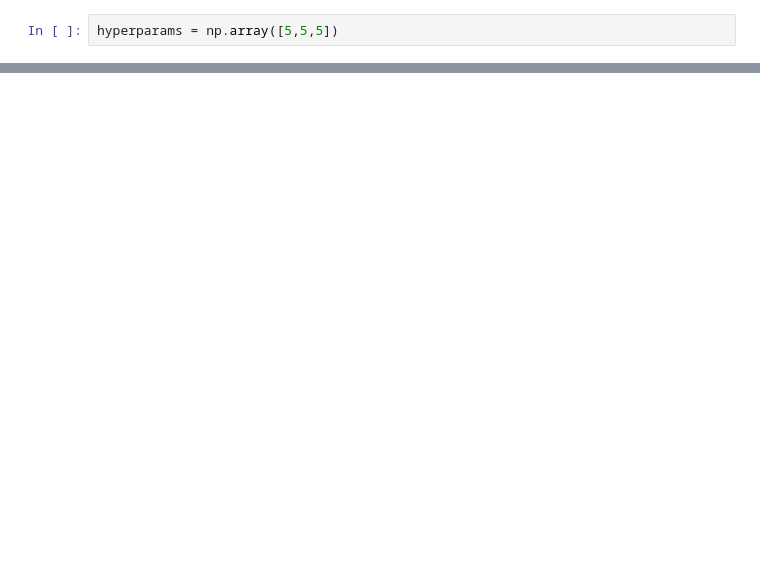
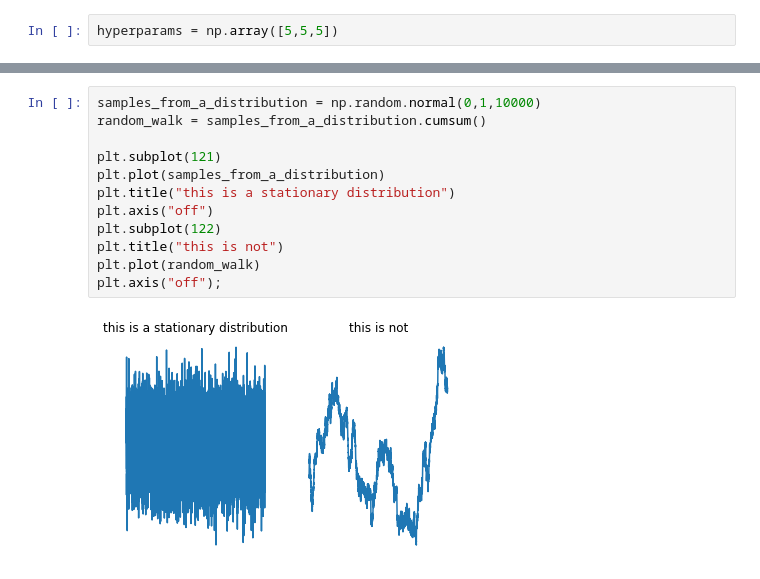
Before and after one commit to prior-knowledge/bayestime, a Jupyter notebook: 02/02_MCMC_from_scratch.ipynb, the cells around one changed output, grey strips where cells are left out. Saved outputs shown, nothing was run; the diff lists cells and outputs as text; blank space fills up the shorter version.

```diff
--- a/02/02_MCMC_from_scratch.ipynb
+++ b/02/02_MCMC_from_scratch.ipynb
@@ -230,0 +311,14 @@ for i in range(20000, 50000, 500):
+# %%
+samples_from_a_distribution = np.random.normal(0,1,10000)
+random_walk = samples_from_a_distribution.cumsum()
+
+plt.subplot(121)
+plt.plot(samples_from_a_distribution)
+plt.title("this is a stationary distribution")
+plt.axis("off")
+plt.subplot(122)
+plt.title("this is not")
+plt.plot(random_walk)
+plt.axis("off");
+# %% [output]
+[figure, added]
```
Also changed, not shown: parts of 62 cells of this notebook.
